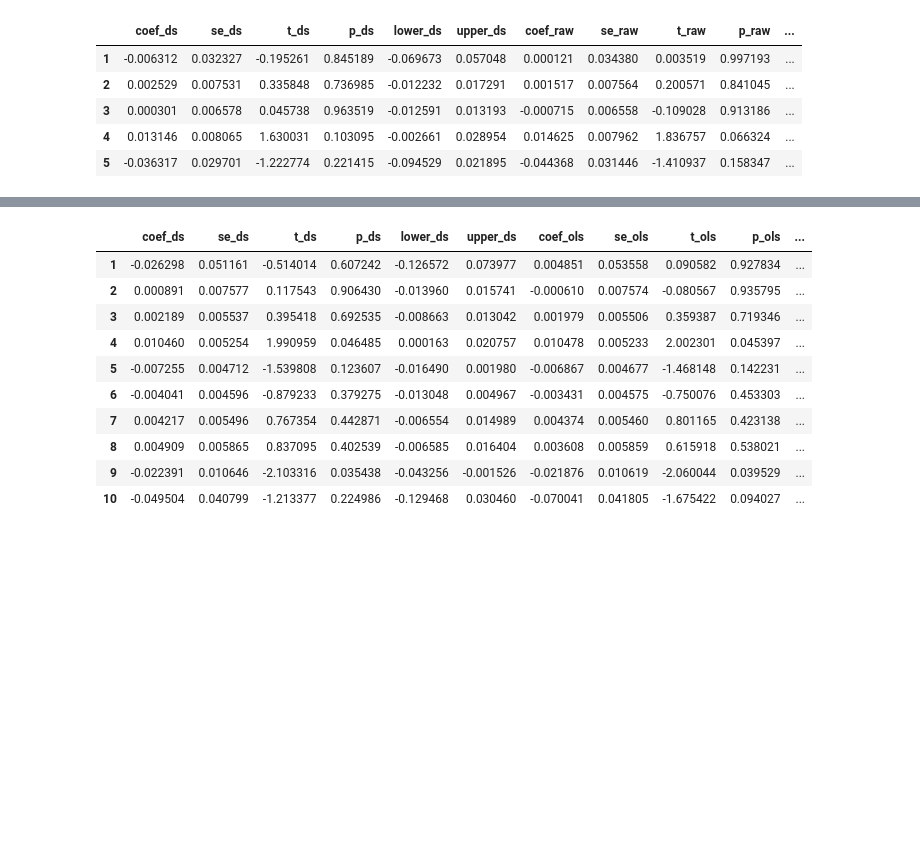
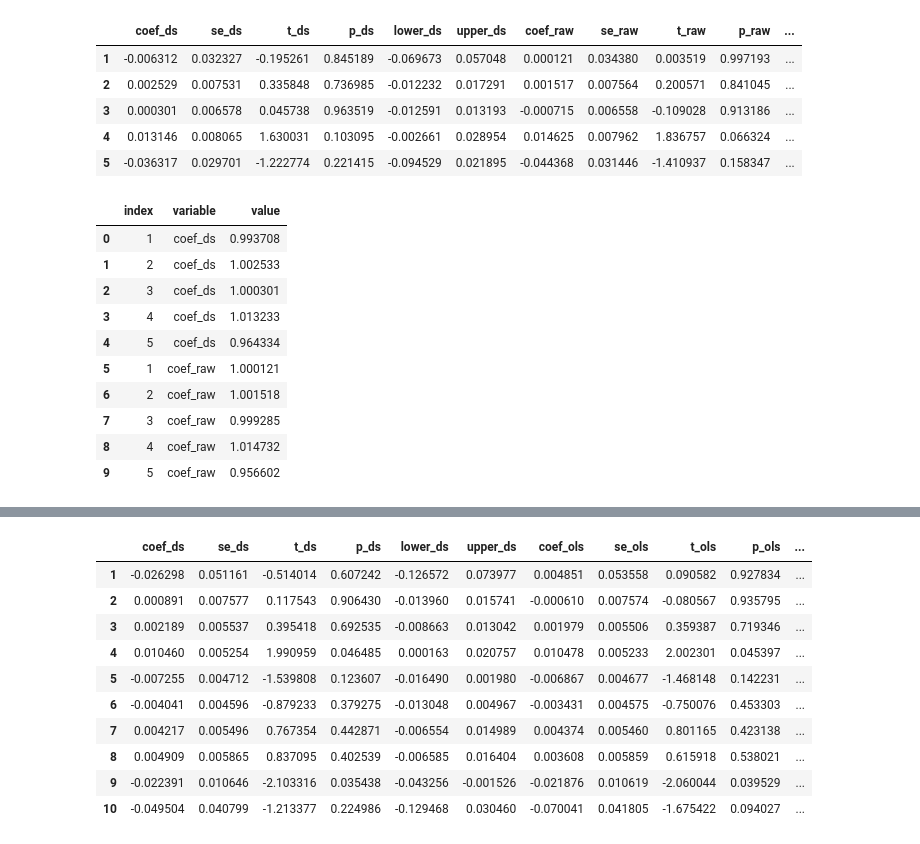
Before and after one commit to whoisnnamdi/black-dev-2020, a Jupyter notebook: code/pay.ipynb, the cells around one changed output, grey strips where cells are left out. Drawn from its saved outputs; the diff is of its cells as text; code cells hidden in the pictures; blank space fills up the shorter version.

```diff
--- a/code/pay.ipynb
+++ b/code/pay.ipynb
@@ -210,4 +210,19 @@ results_q
 | 5 | -0.036317 | 0.029701 | -1.222774 | 0.221415 | -0.094529 | 0.021895 | -0.044368 | 0.031446 | -1.410937 | 0.158347 | ... |
 # %%
 results_q_plot = pd.melt(results_q.reset_index()[["index", "coef_ds", "coef_raw"]], id_vars=["index"])
+# %%
+results_q_plot["value"] = np.exp(results_q_plot["value"])
+results_q_plot
+# %% [output]
+|  | index | variable | value |
+| 0 | 1 | coef_ds | 0.993708 |
+| 1 | 2 | coef_ds | 1.002533 |
+| 2 | 3 | coef_ds | 1.000301 |
+| 3 | 4 | coef_ds | 1.013233 |
+| 4 | 5 | coef_ds | 0.964334 |
+| 5 | 1 | coef_raw | 1.000121 |
+| 6 | 2 | coef_raw | 1.001518 |
+| 7 | 3 | coef_raw | 0.999285 |
+| 8 | 4 | coef_raw | 1.014732 |
+| 9 | 5 | coef_raw | 0.956602 |
 # %%
```
Also changed, not shown: parts of 1 cell of this notebook.
